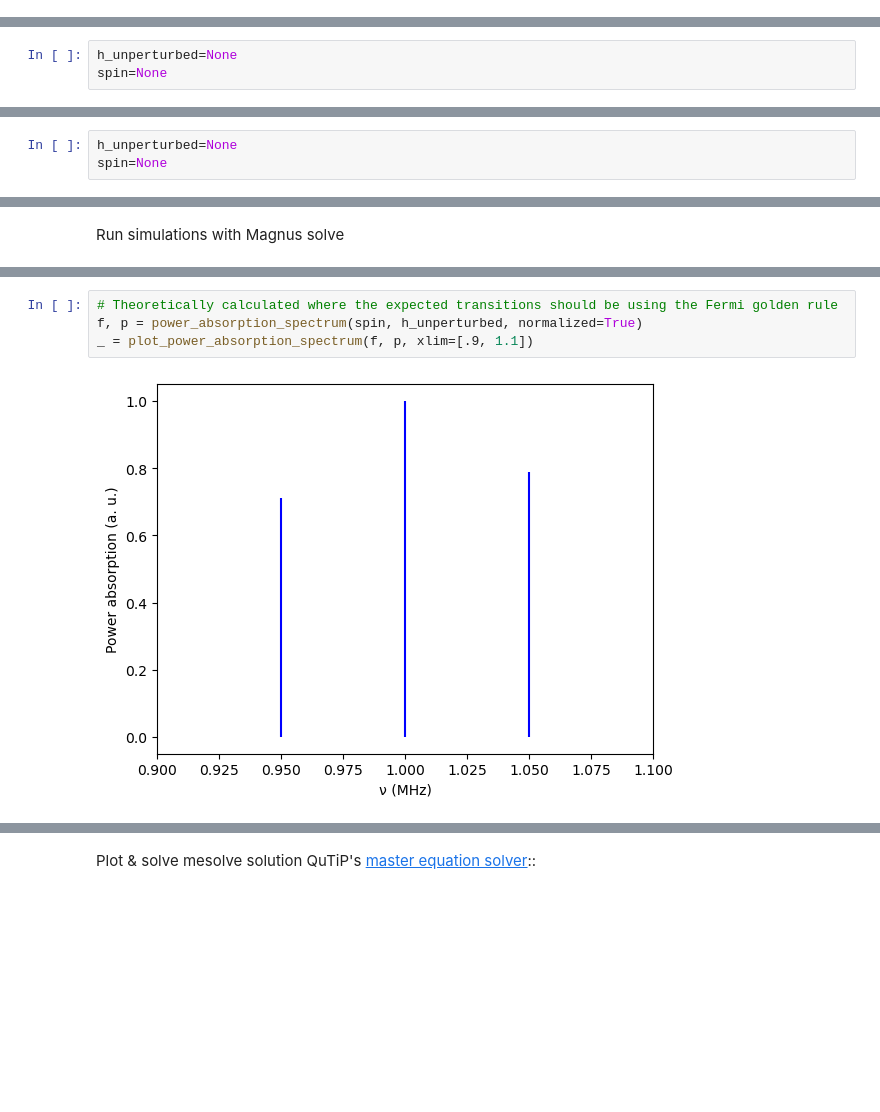
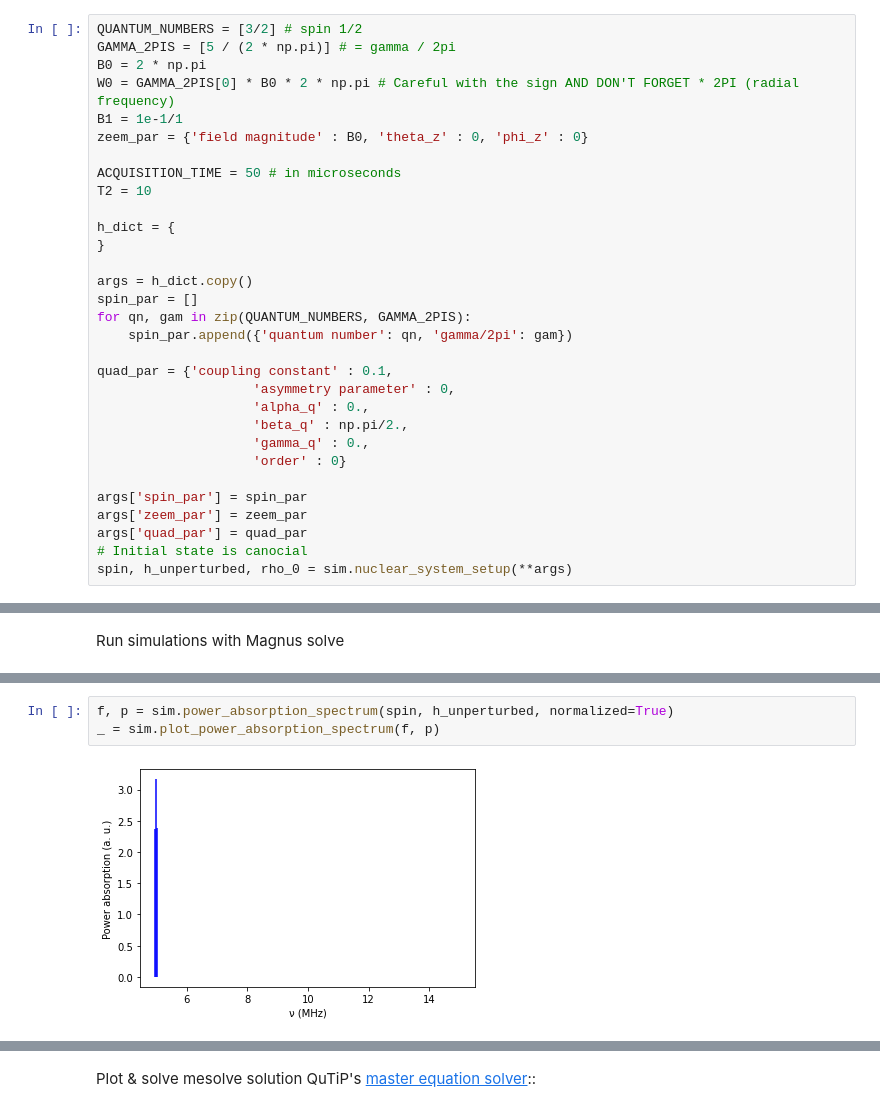
Before and after one commit to vemiBGH/PULSEE, a Jupyter notebook: demos/Quadrupolar_Coupling_Demo_PULSEE_3Solvers.ipynb, the cells around one changed output, grey strips where cells are left out. Cells and saved outputs as stored; diff of their text form; blank space fills up the shorter version.

```diff
--- a/demos/Quadrupolar_Coupling_Demo_PULSEE_3Solvers.ipynb
+++ b/demos/Quadrupolar_Coupling_Demo_PULSEE_3Solvers.ipynb
@@ -32,8 +16,36 @@ pulse_time = 2 / (4 * 3 * gr * B1)
+# %%
+QUANTUM_NUMBERS = [3/2] # spin 1/2
+GAMMA_2PIS = [5 / (2 * np.pi)] # = gamma / 2pi
+B0 = 2 * np.pi
+W0 = GAMMA_2PIS[0] * B0 * 2 * np.pi # Careful with the sign AND DON'T FORGET * 2PI (radial frequency)
+B1 = 1e-1/1
+zeem_par = {'field magnitude' : B0, 'theta_z' : 0, 'phi_z' : 0}
+
+ACQUISITION_TIME = 50 # in microseconds
+T2 = 10
+
+h_dict = {
+}
+
+args = h_dict.copy()
+spin_par = []
+for qn, gam in zip(QUANTUM_NUMBERS, GAMMA_2PIS):
+    spin_par.append({'quantum number': qn, 'gamma/2pi': gam})
+
+quad_par = {'coupling constant' : 0.1,
+                    'asymmetry parameter' : 0,
+                    'alpha_q' : 0.,
+                    'beta_q' : np.pi/2.,
+                    'gamma_q' : 0.,
+                    'order' : 0}
+
+args['spin_par'] = spin_par
+args['zeem_par'] = zeem_par
+args['quad_par'] = quad_par
+# Initial state is canocial
+spin, h_unperturbed, rho_0 = sim.nuclear_system_setup(**args)
 # %%
 etas = np.linspace(0, 1, 2)
 # %% [markdown]
 # Simulation
 Define simulation code which we will run with different solvers:
-# %%
-h_unperturbed=None
-spin=None
@@ -77,3 +51,0 @@ def simulate(solver):
-# %%
-h_unperturbed=None
-spin=None
@@ -115,6 +67,5 @@ Total run time:   0.32s
 # %%
-# Theoretically calculated where the expected transitions should be using the Fermi golden rule
-f, p = power_absorption_spectrum(spin, h_unperturbed, normalized=True)
-_ = plot_power_absorption_spectrum(f, p, xlim=[.9, 1.1])
+f, p = sim.power_absorption_spectrum(spin, h_unperturbed, normalized=True)
+_ = sim.plot_power_absorption_spectrum(f, p)
 # %% [output]
-[figure, old version]
+[figure, new version]
```
Also changed, not shown: parts of 24 cells of this notebook.
